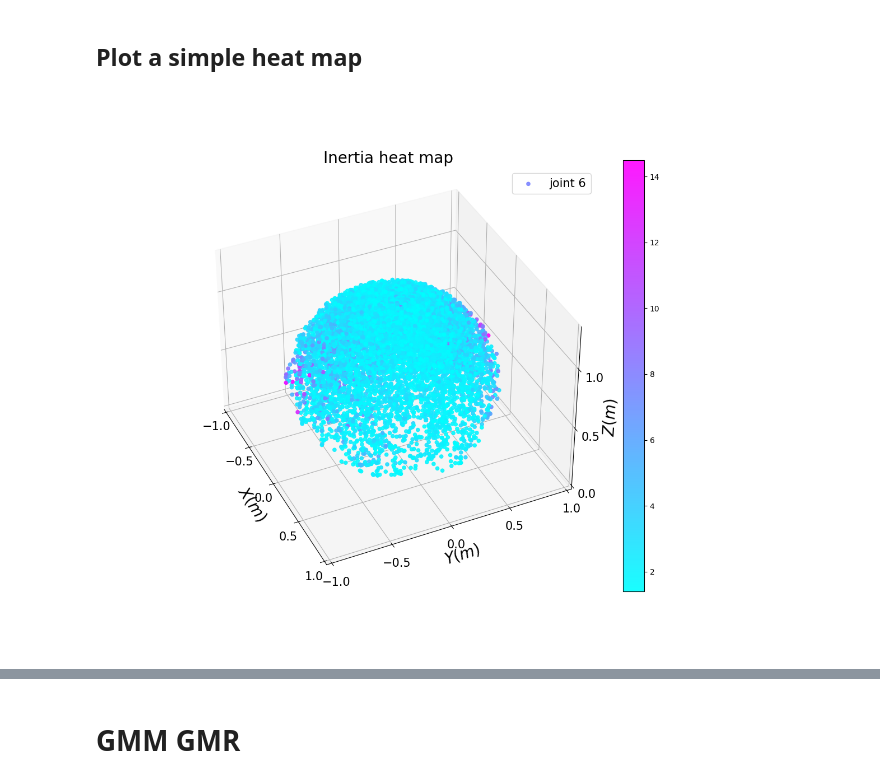
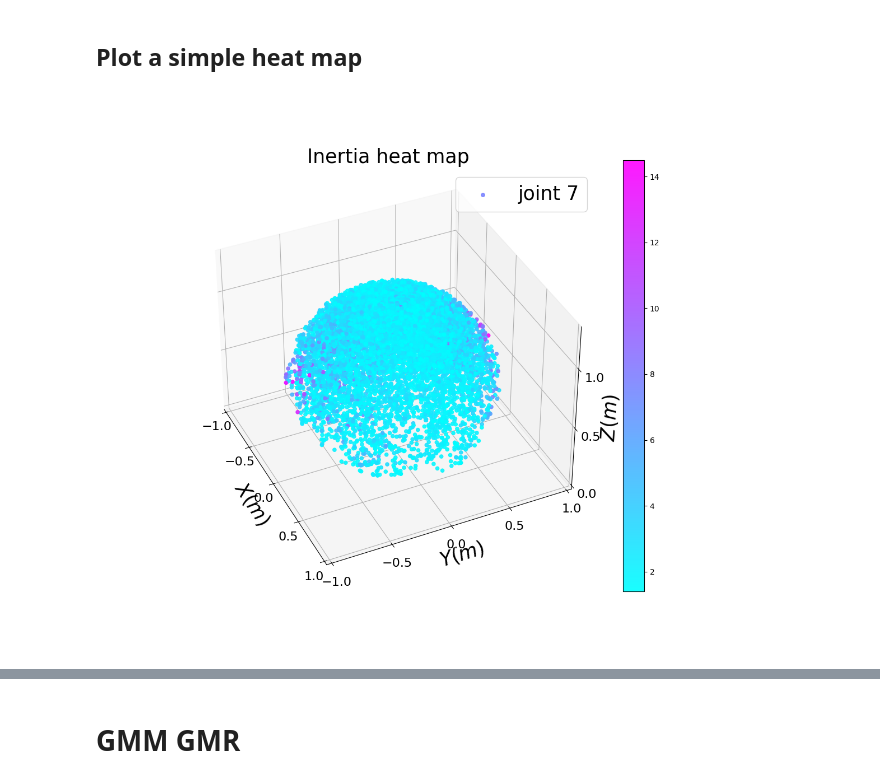
Before and after one commit to epfl-lasa/hitting_sim, a Jupyter notebook: data_processing.ipynb, the cells around one changed output, grey strips where cells are left out. Cells and saved outputs as stored; diff of their text form; code cells hidden in the pictures.

```diff
--- a/data_processing.ipynb
+++ b/data_processing.ipynb
@@ -92,41 +92,41 @@ v6 = v_6[::200]
 
 idx = l6 <= 15
 
 l_6_data = l6[idx]
 X_6_data = X6[idx, :]
 
 n_data = X_6_data.shape[0]
 
 v_dir = np.array([0, 1, 0])
 v_dir_tile = np.tile(v_dir, (n_data, 1))
 v_dir_tile = v_dir_tile.astype(float)
 
 v_dir_tile = np.multiply(v_dir_tile, l_6_data[:, np.newaxis])
 
 %matplotlib widget
 
 fig = plt.figure(figsize=(12,10))
 ax = fig.add_subplot(111, projection='3d')
 img = ax.scatter(X_6_data[:,0], X_6_data[:,1], X_6_data[:,2], c = l_6_data, cmap = 'cool', alpha = 0.9)
 
-ax.set_xlabel('$X (m)$', fontsize = 20)
-ax.set_ylabel('$Y (m)$', fontsize = 20)
-ax.set_zlabel('$Z (m)$', fontsize = 20)
+ax.set_xlabel('$X (m)$', fontsize = 25)
+ax.set_ylabel('$Y (m)$', fontsize = 25)
+ax.set_zlabel('$Z (m)$', fontsize = 25)
 ax.set_xticks([-1, -0.5, 0, 0.5, 1])
 ax.set_yticks([-1, -0.5, 0, 0.5, 1])
 ax.set_zticks([0, 0.5, 1])
 ax.yaxis._axinfo['label']['space_factor'] = 3.0
 ax.view_init(elev=37, azim=-25)
-ax.tick_params(axis='both', which='major', labelsize=15)
-ax.legend(['joint 6'], fontsize = 15)
-ax.set_title("Inertia heat map", fontsize = 20)
+ax.tick_params(axis='both', which='major', labelsize=16)
+ax.legend(['joint 7'], fontsize = 25)
+ax.set_title("Inertia heat map", fontsize = 25)
 
 fig.colorbar(img)
 
 plt.show()
-plt.savefig("inertia_heat", transparent=False, bbox_inches='tight', pad_inches = 0.25, dpi=200)
+# plt.savefig("inertia_heat", transparent=False, bbox_inches='tight', pad_inches = 0.25, dpi=200)
 # %% [output]
-[figure, old version]
+[figure, new version]
 # %%
 l6 = l_6[::200]
 X6 = X_6[::200]
```
Also changed, not shown: parts of 2 cells of this notebook, 11 other files.
